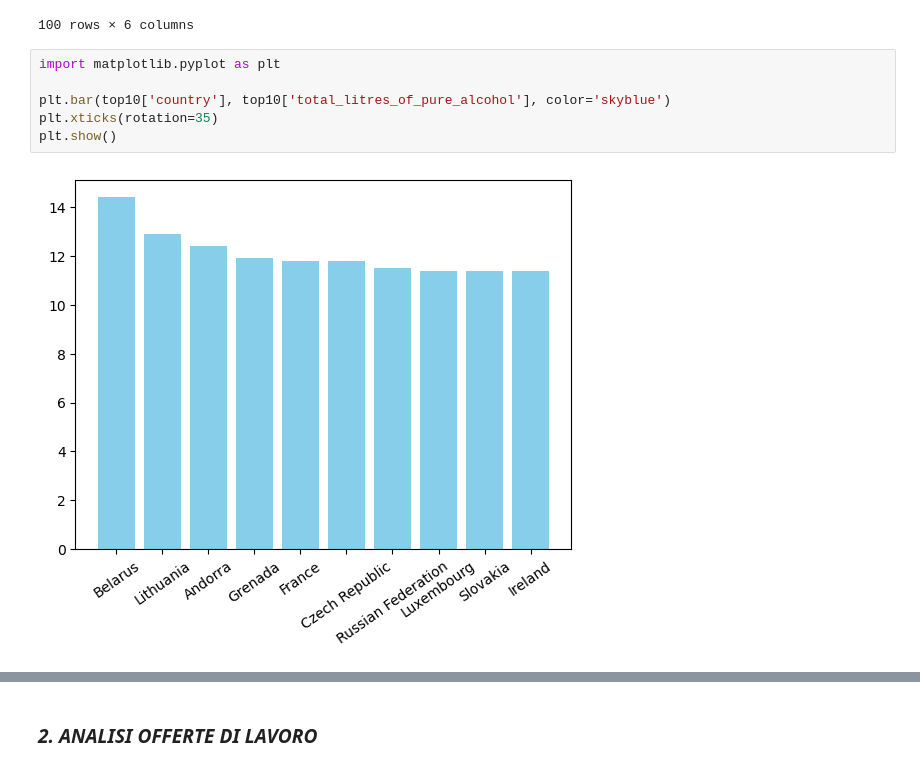
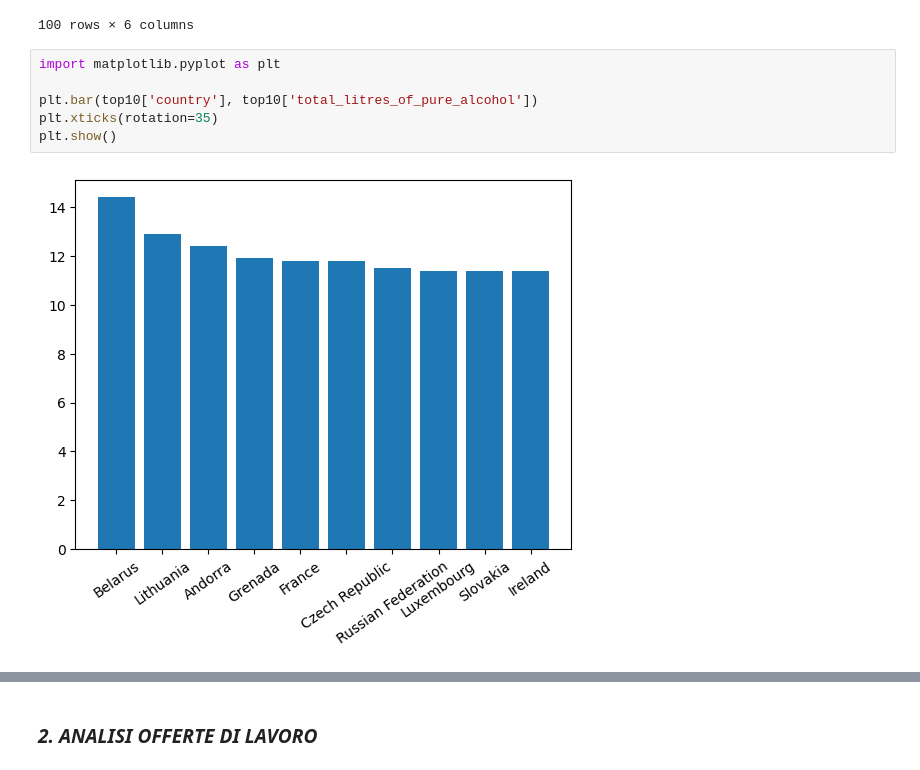
Before and after one commit to MatteoBarel57/programminglab2, a Jupyter notebook: Es3.ipynb, the cells around one changed output, grey strips where cells are left out. Cells and saved outputs as stored; diff of their text form.

```diff
--- a/Es3.ipynb
+++ b/Es3.ipynb
@@ -36,8 +36,8 @@ df.sort_values(by = "beer_servings", ascending = False).head(100)
 # %%
 import matplotlib.pyplot as plt
 
-plt.bar(top10['country'], top10['total_litres_of_pure_alcohol'], color='skyblue')
+plt.bar(top10['country'], top10['total_litres_of_pure_alcohol'])
 plt.xticks(rotation=35)
 plt.show()
 # %% [output]
-[figure, old version]
+[figure, new version]
```
Also changed, not shown: parts of 1 cell of this notebook.
